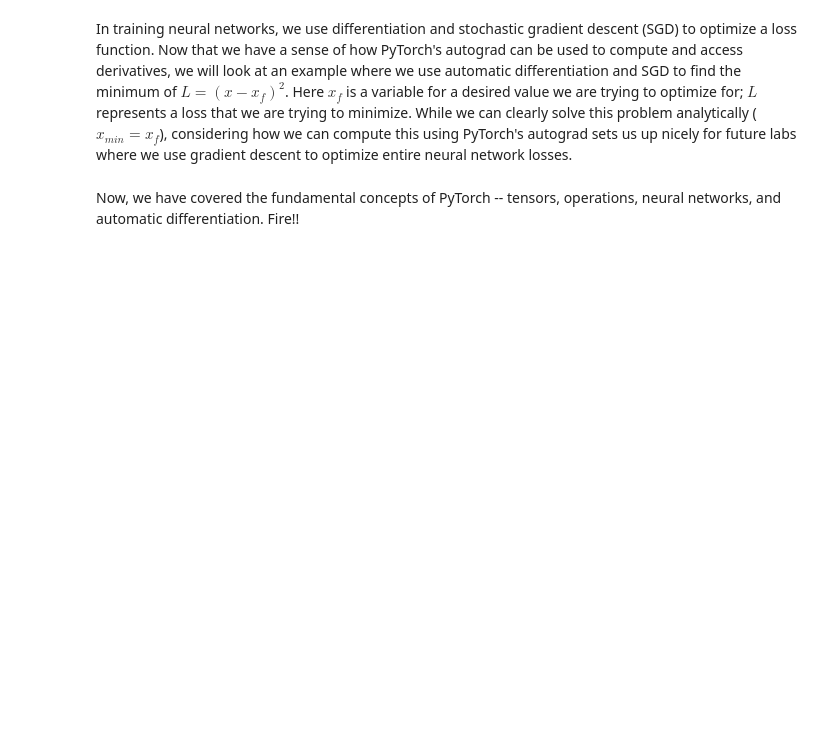
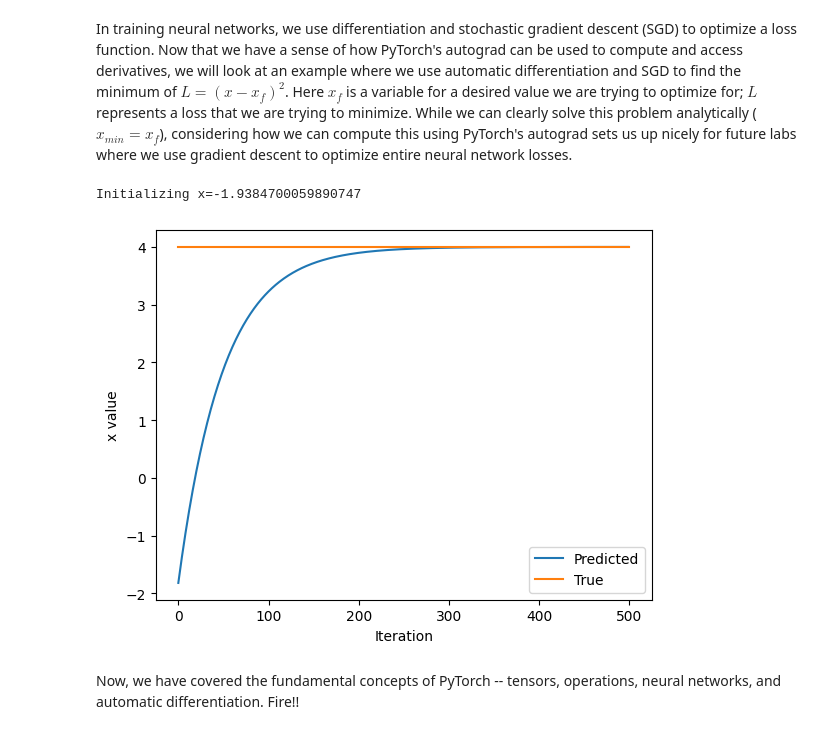
Before and after one commit to Leandrojxd/ChatProject, a Jupyter notebook: lab1/PT_Part1_Intro.ipynb, the cells around one changed output. Drawn from its saved outputs; the diff is of its cells as text; code cells hidden in the pictures; blank space fills up the shorter version.

```diff
--- a/lab1/PT_Part1_Intro.ipynb
+++ b/lab1/PT_Part1_Intro.ipynb
@@ -322,33 +317,36 @@ In training neural networks, we use differentiation and stochastic gradient desc
 x = torch.randn(1)
 print(f"Initializing x={x.item()}")
 
 learning_rate = 1e-2  # Learning rate
 history = []
 x_f = 4  # Target value
 
 
 # We will run gradient descent for a number of iterations. At each iteration, we compute the loss,
 #   compute the derivative of the loss with respect to x, and perform the update.
 for i in range(500):
     x = torch.tensor([x], requires_grad=True)
 
     # TODO: Compute the loss as the square of the difference between x and x_f
-    loss = # TODO
+    loss = (x - x_f)**2
 
     # Backpropagate through the loss to compute gradients
     loss.backward()
 
     # Update x with gradient descent
     x = x.item() - learning_rate * x.grad
 
     history.append(x.item())
 
 # Plot the evolution of x as we optimize toward x_f!
 plt.plot(history)
 plt.plot([0, 500], [x_f, x_f])
 plt.legend(('Predicted', 'True'))
 plt.xlabel('Iteration')
 plt.ylabel('x value')
 plt.show()
+# %% [output]
+Initializing x=-1.9384700059890747
+[figure, added]
 # %% [markdown]
 Now, we have covered the fundamental concepts of PyTorch -- tensors, operations, neural networks, and automatic differentiation. Fire!!
```
Also changed, not shown: parts of 10 cells of this notebook.
